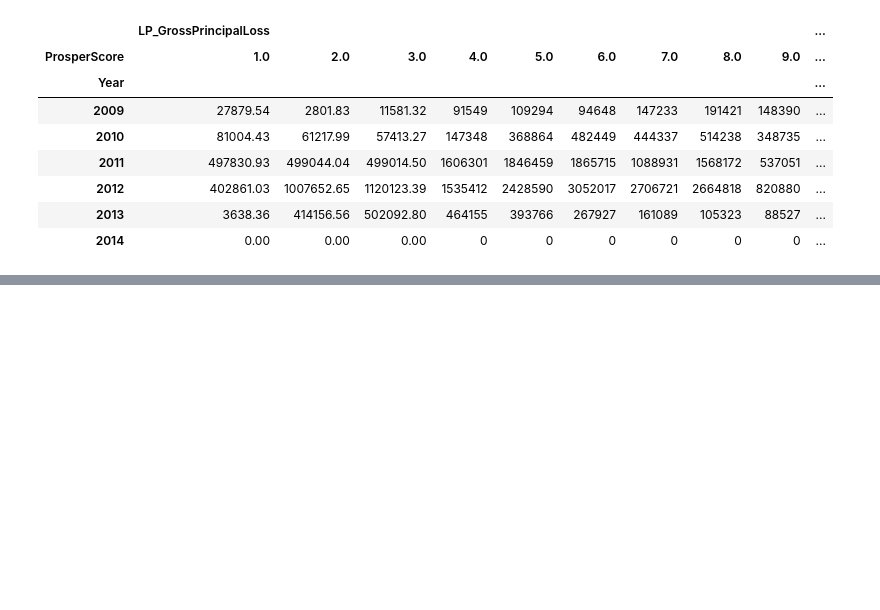
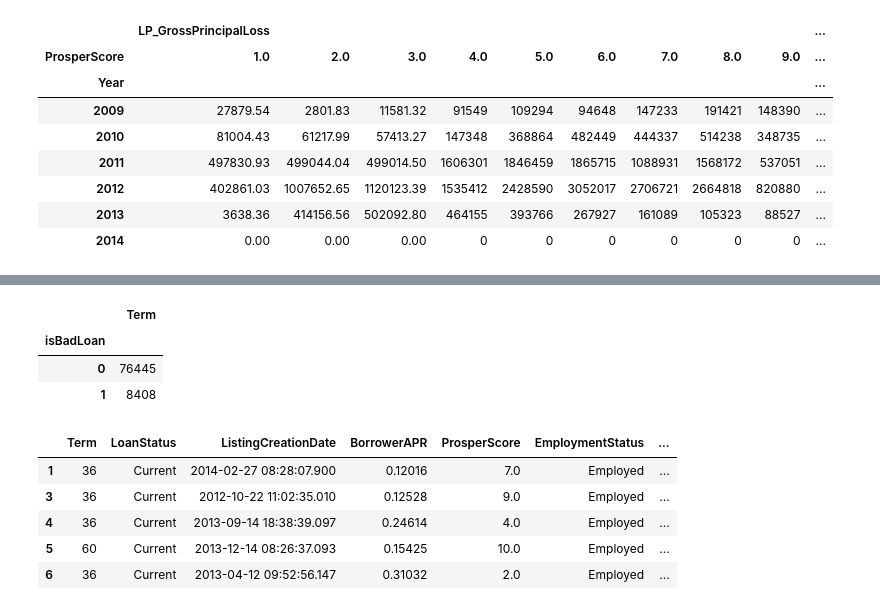
Before and after one commit to yugoli/prosperloananalysis-ipython, a Jupyter notebook: Prosper.ipynb, the cells around one changed output, grey strips where cells are left out. Saved outputs shown, nothing was run; the diff lists cells and outputs as text; code cells hidden in the pictures; blank space fills up the shorter version.

```diff
--- a/Prosper.ipynb
+++ b/Prosper.ipynb
@@ -298,0 +315,7 @@ df['LP_InterestandFees'].describe()
+# %%
+#filter out loans without prosper score, basically older loans
+scored = df[~df.ProsperScore.isnull()]
+# %%
+scored = scored[['Term','LoanStatus','ListingCreationDate','BorrowerAPR','ProsperScore', \
+                 'EmploymentStatus', 'IsBorrowerHomeowner', 'CurrentDelinquencies', \
+                 'StatedMonthlyIncome','LoanOriginalAmount','LoanOriginationDate']]
@@ -298,0 +369,28 @@ df['LP_InterestandFees'].describe()
+# %%
+#scored['LoanStatus'].map(lambda x: 0 if x=='Cancelled' else 1).astype(int)
+def isBadLoan(status):
+    if any([status == 'Cancelled', status == 'Completed' , \
+           status == 'Current', status == 'FinalPaymentInProgress']):
+        return 0
+    else:
+        return 1
+# %%
+scored['isBadLoan'] = scored['LoanStatus'].apply(isBadLoan)
+scored.pivot_table(values=['Term'],index=['isBadLoan'], fill_value=0, aggfunc=len)
+# %% [output]
+|  | Term |
+| isBadLoan |  |
+| 0 | 76445 |
+| 1 | 8408 |
+# %%
+#Create originationtime variable: # of days from listing to funded
+scored['ListingCreationDate'] = pd.to_datetime(scored['ListingCreationDate'])
+scored['OriginationTime'] = (scored['LoanOriginationDate'] - scored['ListingCreationDate']).dt.days
+scored.head(5)
+# %% [output]
+|  | Term | LoanStatus | ListingCreationDate | BorrowerAPR | ProsperScore | EmploymentStatus | ... |
+| 1 | 36 | Current | 2014-02-27 08:28:07.900 | 0.12016 | 7.0 | Employed | ... |
+| 3 | 36 | Current | 2012-10-22 11:02:35.010 | 0.12528 | 9.0 | Employed | ... |
+| 4 | 36 | Current | 2013-09-14 18:38:39.097 | 0.24614 | 4.0 | Employed | ... |
+| 5 | 60 | Current | 2013-12-14 08:26:37.093 | 0.15425 | 10.0 | Employed | ... |
+| 6 | 36 | Current | 2013-04-12 09:52:56.147 | 0.31032 | 2.0 | Employed | ... |
```
Also changed, not shown: parts of 37 cells of this notebook.
